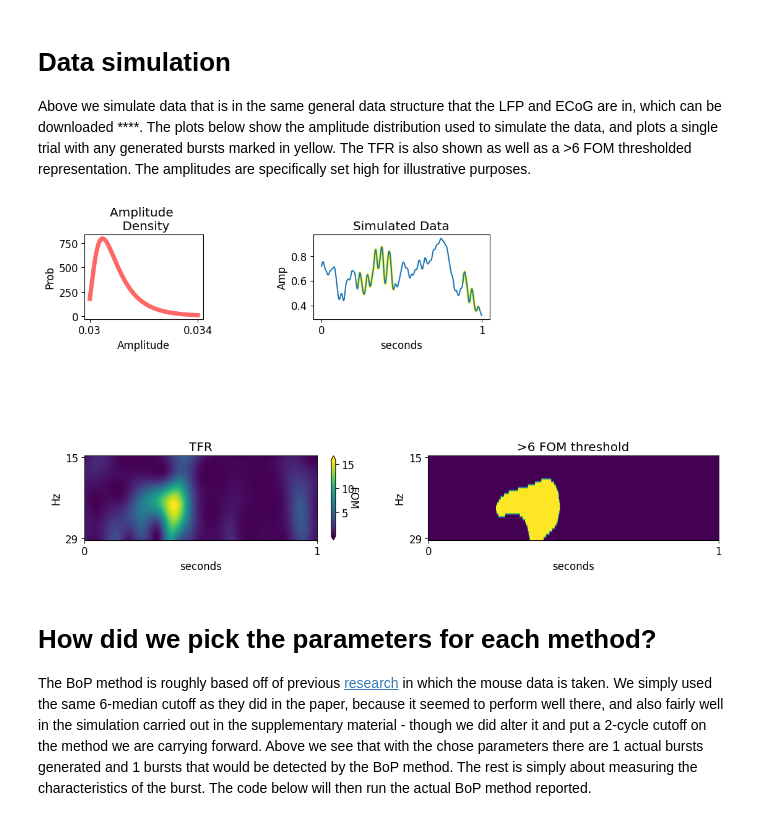
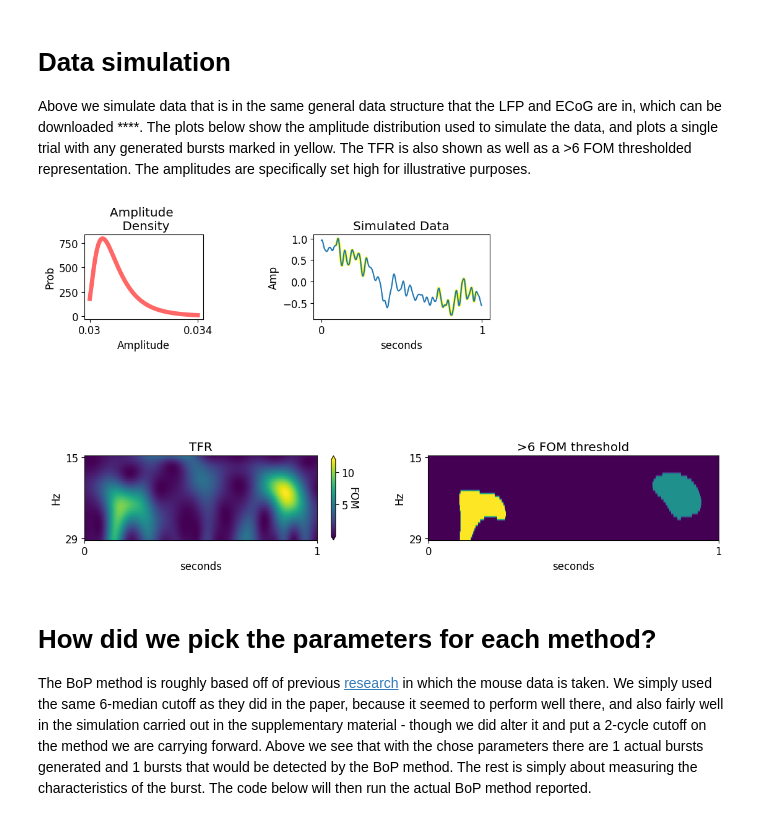
Before and after one commit to langfordzd/burst_regimes, a Jupyter notebook: walkthrough.ipynb, the cells around one changed output. Drawn from its saved outputs; the diff is of its cells as text; code cells hidden in the pictures.

```diff
--- a/walkthrough.ipynb
+++ b/walkthrough.ipynb
@@ -65,7 +65,7 @@ Above we simulate data that is in the same general data structure that the LFP a
 fig = plt.figure(1, figsize=(18, 18))
 gs = gridspec.GridSpec(16, 16)
 gs.update(wspace=12.5, hspace=0.9)
-t = 0
+t = 4
 xtr = fig.add_subplot(gs[0:2, 0:3])
 dens = np.linspace(lognorm.ppf(0.01, shape,loc=loc,scale=scale),lognorm.ppf(0.99, shape,loc=loc,scale=scale), 1000)
 xtr.plot(dens, lognorm.pdf(dens, shape,loc=loc,scale=scale),'r-', lw=5, alpha=0.6, label='amplitude density')
@@ -83,34 +83,34 @@ for i,c in chars[chars['trial_number']==t].iterrows():
 xtr.title.set_text('Simulated Data')
 xtr.set_xticks([0, 500])
 xtr.set_xticklabels(['0', '1'])
 xtr.set_xlabel('seconds')
 xtr.set_ylabel('Amp')
 xtr = fig.add_subplot(gs[4:6, 0:6])
 tfr = trials[t][7][:,250:750]
 tfr_o = xtr.imshow(tfr,aspect='auto')
 cbar = fig.colorbar(tfr_o,ax=xtr, extend='both')
 cbar.set_label('FOM', rotation=270)
 xtr.title.set_text('TFR')
 xtr.set_yticks([0, 28])
 xtr.set_yticklabels(['15', '29'])
 xtr.set_xticks([0, 500])
 xtr.set_xticklabels(['0', '1'])
 xtr.set_xlabel('seconds')
 xtr.set_ylabel('Hz')
 xtr = fig.add_subplot(gs[4:6, 6:12])
 labeled_image, num_features = ndimage.label(tfr>6)
 tfr_m = xtr.imshow(labeled_image,aspect='auto')
 #cbar = fig.colorbar(tfr_m,ax=xtr, extend='both')
 xtr.title.set_text('>6 FOM threshold')
 xtr.set_yticks([0, 28])
 xtr.set_yticklabels(['15', '29'])
 xtr.set_xticks([0, 500])
 xtr.set_xticklabels(['0', '1'])
 xtr.set_xlabel('seconds')
 xtr.set_ylabel('Hz')
 plt.show()
 # %% [output]
-[figure, old version]
+[figure, new version]
 # %% [markdown]
 # How did we pick the parameters for each method?
 
```
Also changed, not shown: parts of 2 cells of this notebook.
